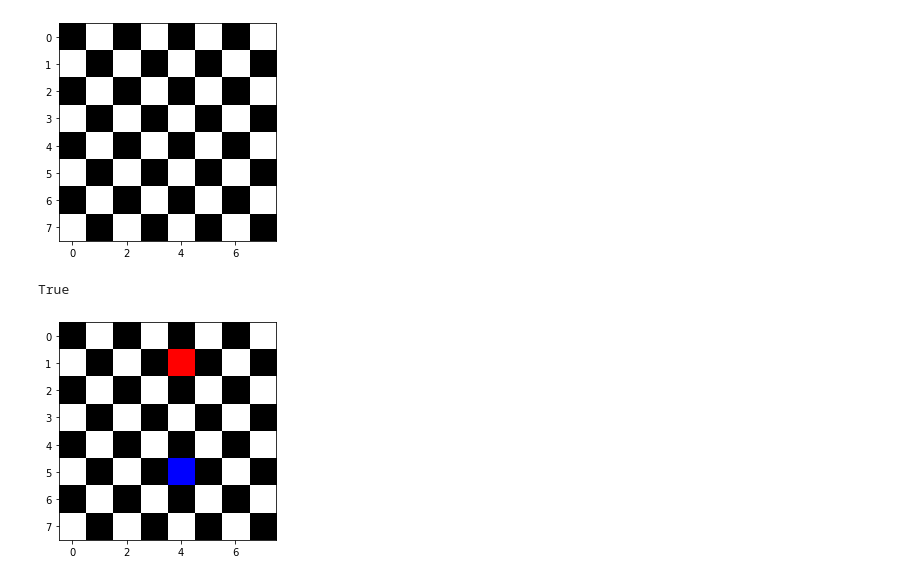
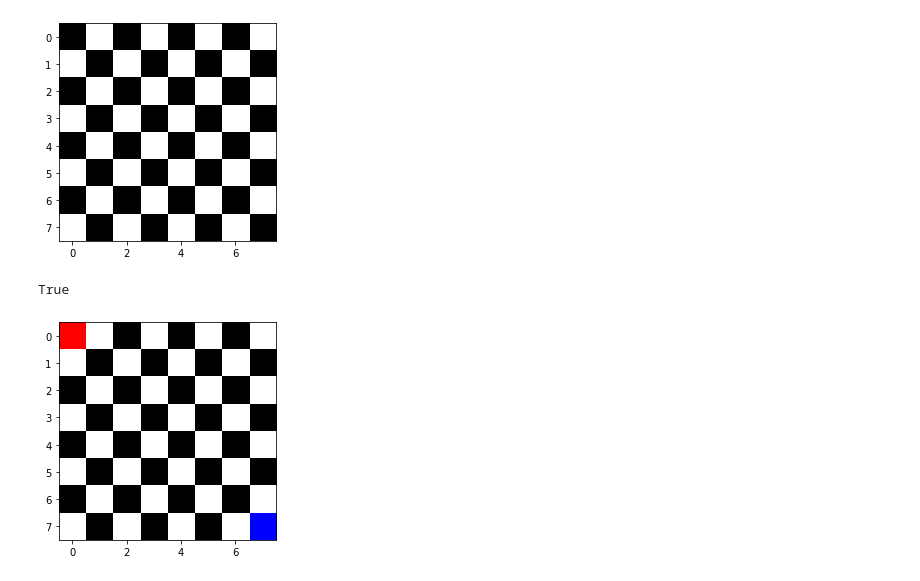
Before and after one commit to Choi702/chess-board, a Jupyter notebook: chess_board.ipynb, the cells around one changed output. Saved outputs shown, nothing was run; the diff lists cells and outputs as text; code cells hidden in the pictures.

```diff
--- a/chess_board.ipynb
+++ b/chess_board.ipynb
@@ -30,37 +30,36 @@ class Board:
 
 
     def add_blue(self, row, col):
         blue = (0, 0, 1)
         self.grid[row][col] = blue
         self.blue = [row, col]
 
     def render(self):
         plt.imshow(self.grid)
 
     # https://solarianprogrammer.com/2017/11/20/eight-queens-puzzle-python/
 
 
     def is_under_attack(self):
         if self.red[0] == self.blue[0] or self.red[1] == self.blue[1]:
             return True
         elif abs(self.red[0] - self.blue[0]) == abs(self.red[1] - self.blue[1]):
             return True
         else:
             return False
 
 
 
 
-
 test = Board()
 test.render()
-test.add_red(1, 4)
-test.add_blue(5, 4)
+test.add_red(0, 0)
+test.add_blue(7, 7)
 print(test.is_under_attack())
 test.render()
 # %% [output]
 True
-[figure, old version]
+[figure, new version]
 # %%
 # queens on same row should be “under attack”
 test = Board()
```
Also changed, not shown: parts of 4 cells of this notebook, 1 other file.
